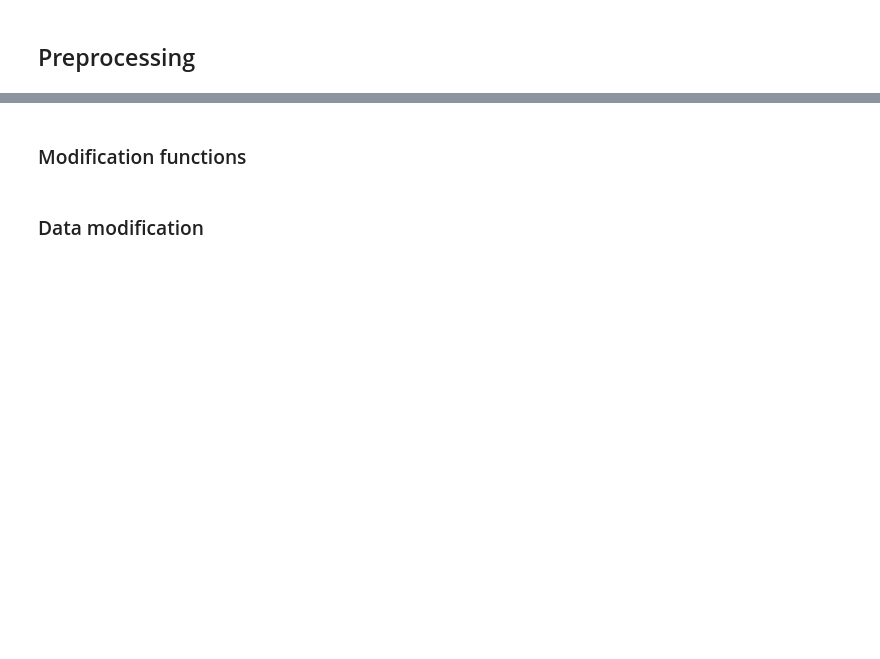
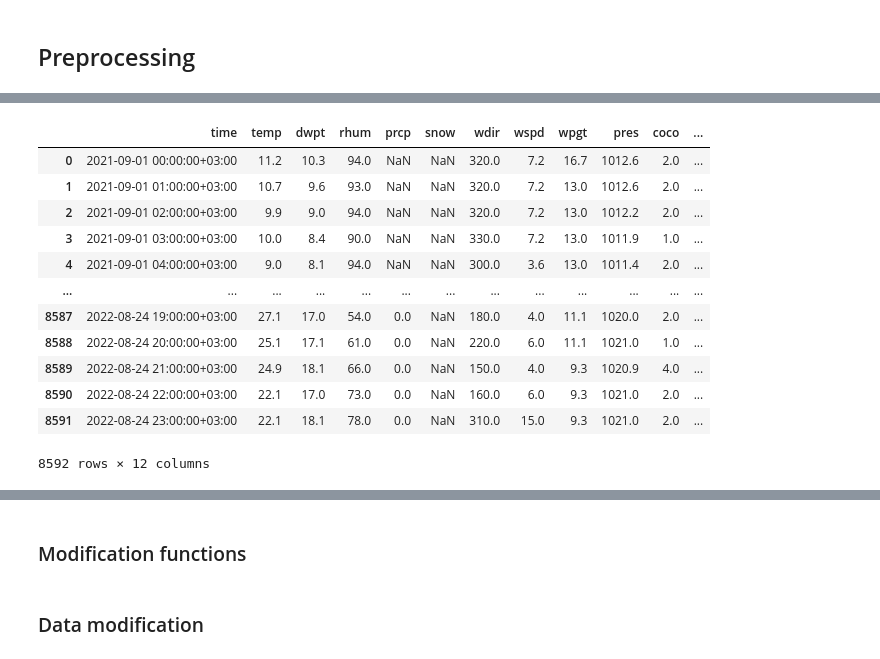
Before and after one commit to Kairixir/ml-tartu-electricity-prediciton, a Jupyter notebook: ML_Project.ipynb, the cells around one changed output, grey strips where cells are left out. Cells and saved outputs as stored; diff of their text form; code cells hidden in the pictures; blank space fills up the shorter version.

Commit message:
feat: start data exploration
Recast types in dataset
Propose ways to deal with NaN data

```diff
--- a/ML_Project.ipynb
+++ b/ML_Project.ipynb
@@ -77,2 +79,13 @@ import seaborn as sns
 # %% [markdown]
 ## Preprocessing
+# %%
+# Here we can split into train/test for verification while we train whatever works)
+train = pd.read_csv("data/train.csv", parse_dates=["time"])
+train_labels = train["consumption"]  # y vals in this case are concumption
+# GIVEN time is a string we just gonna drop that mfer, cbf processing it etc
+
+train = train.drop(["consumption"], axis=1)
+test = pd.read_csv("data/test.csv", parse_dates=["time"])
+
+# Have to predict consumption for these values. Consumption unkown.
+# At this point should have a train and test without Nan values:)
@@ -78,0 +147,16 @@ import seaborn as sns
+# %%
+train
+# %% [output]
+|  | time | temp | dwpt | rhum | prcp | snow | wdir | wspd | wpgt | pres | coco | ... |
+| 0 | 2021-09-01 00:00:00+03:00 | 11.2 | 10.3 | 94.0 | NaN | NaN | 320.0 | 7.2 | 16.7 | 1012.6 | 2.0 | ... |
+| 1 | 2021-09-01 01:00:00+03:00 | 10.7 | 9.6 | 93.0 | NaN | NaN | 320.0 | 7.2 | 13.0 | 1012.6 | 2.0 | ... |
+| 2 | 2021-09-01 02:00:00+03:00 | 9.9 | 9.0 | 94.0 | NaN | NaN | 320.0 | 7.2 | 13.0 | 1012.2 | 2.0 | ... |
+| 3 | 2021-09-01 03:00:00+03:00 | 10.0 | 8.4 | 90.0 | NaN | NaN | 330.0 | 7.2 | 13.0 | 1011.9 | 1.0 | ... |
+| 4 | 2021-09-01 04:00:00+03:00 | 9.0 | 8.1 | 94.0 | NaN | NaN | 300.0 | 3.6 | 13.0 | 1011.4 | 2.0 | ... |
+| ... | ... | ... | ... | ... | ... | ... | ... | ... | ... | ... | ... | ... |
+| 8587 | 2022-08-24 19:00:00+03:00 | 27.1 | 17.0 | 54.0 | 0.0 | NaN | 180.0 | 4.0 | 11.1 | 1020.0 | 2.0 | ... |
+| 8588 | 2022-08-24 20:00:00+03:00 | 25.1 | 17.1 | 61.0 | 0.0 | NaN | 220.0 | 6.0 | 11.1 | 1021.0 | 1.0 | ... |
+| 8589 | 2022-08-24 21:00:00+03:00 | 24.9 | 18.1 | 66.0 | 0.0 | NaN | 150.0 | 4.0 | 9.3 | 1020.9 | 4.0 | ... |
+| 8590 | 2022-08-24 22:00:00+03:00 | 22.1 | 17.0 | 73.0 | 0.0 | NaN | 160.0 | 6.0 | 9.3 | 1021.0 | 2.0 | ... |
+| 8591 | 2022-08-24 23:00:00+03:00 | 22.1 | 18.1 | 78.0 | 0.0 | NaN | 310.0 | 15.0 | 9.3 | 1021.0 | 2.0 | ... |
+8592 rows × 12 columns
```
Also changed, not shown: parts of 10 cells of this notebook.
